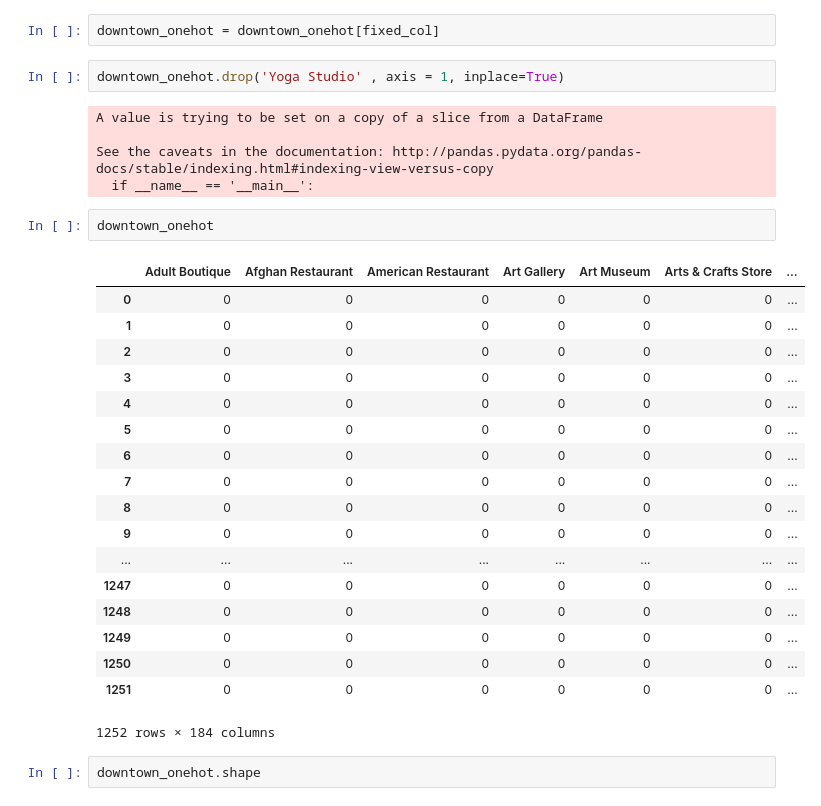
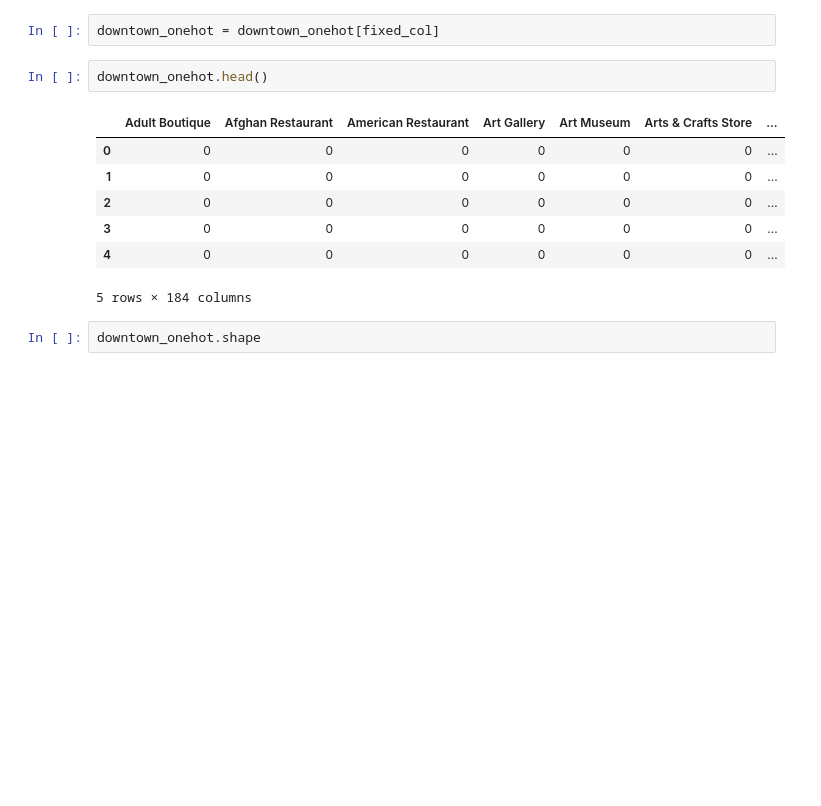
Before and after one commit to kartik1695/Capstone, a Jupyter notebook: Segmenting and Clustering Neighborhoods in Toronto.ipynb, the cells around one changed output. Drawn from its saved outputs; the diff is of its cells as text; blank space fills up the shorter version.

```diff
--- a/Segmenting and Clustering Neighborhoods in Toronto.ipynb
+++ b/Segmenting and Clustering Neighborhoods in Toronto.ipynb
@@ -480,34 +389,16 @@ downtown_onehot['Neighborhood'] = downtown_venues['Neighborhood']
 fixed_col = [downtown_onehot.columns[-1]] + list(downtown_onehot.columns[:-1])
 # %%
 downtown_onehot = downtown_onehot[fixed_col]
-# %%
-downtown_onehot.drop('Yoga Studio' , axis = 1, inplace=True)
-# %% [output]
-A value is trying to be set on a copy of a slice from a DataFrame
-
-See the caveats in the documentation: http://pandas.pydata.org/pandas-docs/stable/indexing.html#indexing-view-versus-copy
-  if __name__ == '__main__':
 # %%
-downtown_onehot
+downtown_onehot.head()
 # %% [output]
 |  | Adult Boutique | Afghan Restaurant | American Restaurant | Art Gallery | Art Museum | Arts & Crafts Store | ... |
 | 0 | 0 | 0 | 0 | 0 | 0 | 0 | ... |
 | 1 | 0 | 0 | 0 | 0 | 0 | 0 | ... |
 | 2 | 0 | 0 | 0 | 0 | 0 | 0 | ... |
 | 3 | 0 | 0 | 0 | 0 | 0 | 0 | ... |
 | 4 | 0 | 0 | 0 | 0 | 0 | 0 | ... |
-| 5 | 0 | 0 | 0 | 0 | 0 | 0 | ... |
-| 6 | 0 | 0 | 0 | 0 | 0 | 0 | ... |
-| 7 | 0 | 0 | 0 | 0 | 0 | 0 | ... |
-| 8 | 0 | 0 | 0 | 0 | 0 | 0 | ... |
-| 9 | 0 | 0 | 0 | 0 | 0 | 0 | ... |
-| ... | ... | ... | ... | ... | ... | ... | ... |
-| 1247 | 0 | 0 | 0 | 0 | 0 | 0 | ... |
-| 1248 | 0 | 0 | 0 | 0 | 0 | 0 | ... |
-| 1249 | 0 | 0 | 0 | 0 | 0 | 0 | ... |
-| 1250 | 0 | 0 | 0 | 0 | 0 | 0 | ... |
-| 1251 | 0 | 0 | 0 | 0 | 0 | 0 | ... |
-1252 rows × 184 columns
+5 rows × 184 columns
 # %%
 downtown_onehot.shape
 # %% [output]
```
Also changed, not shown: parts of 8 cells of this notebook.
